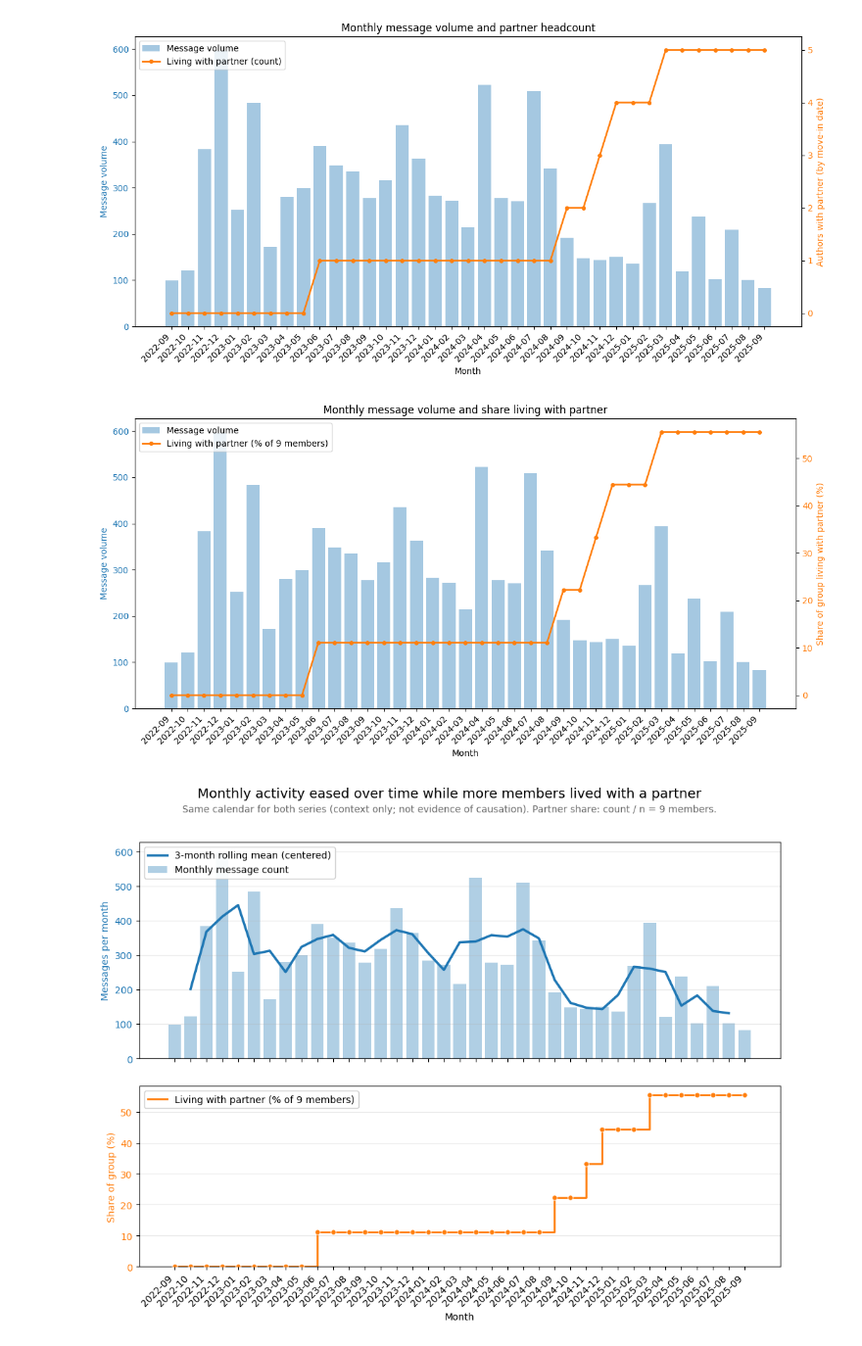
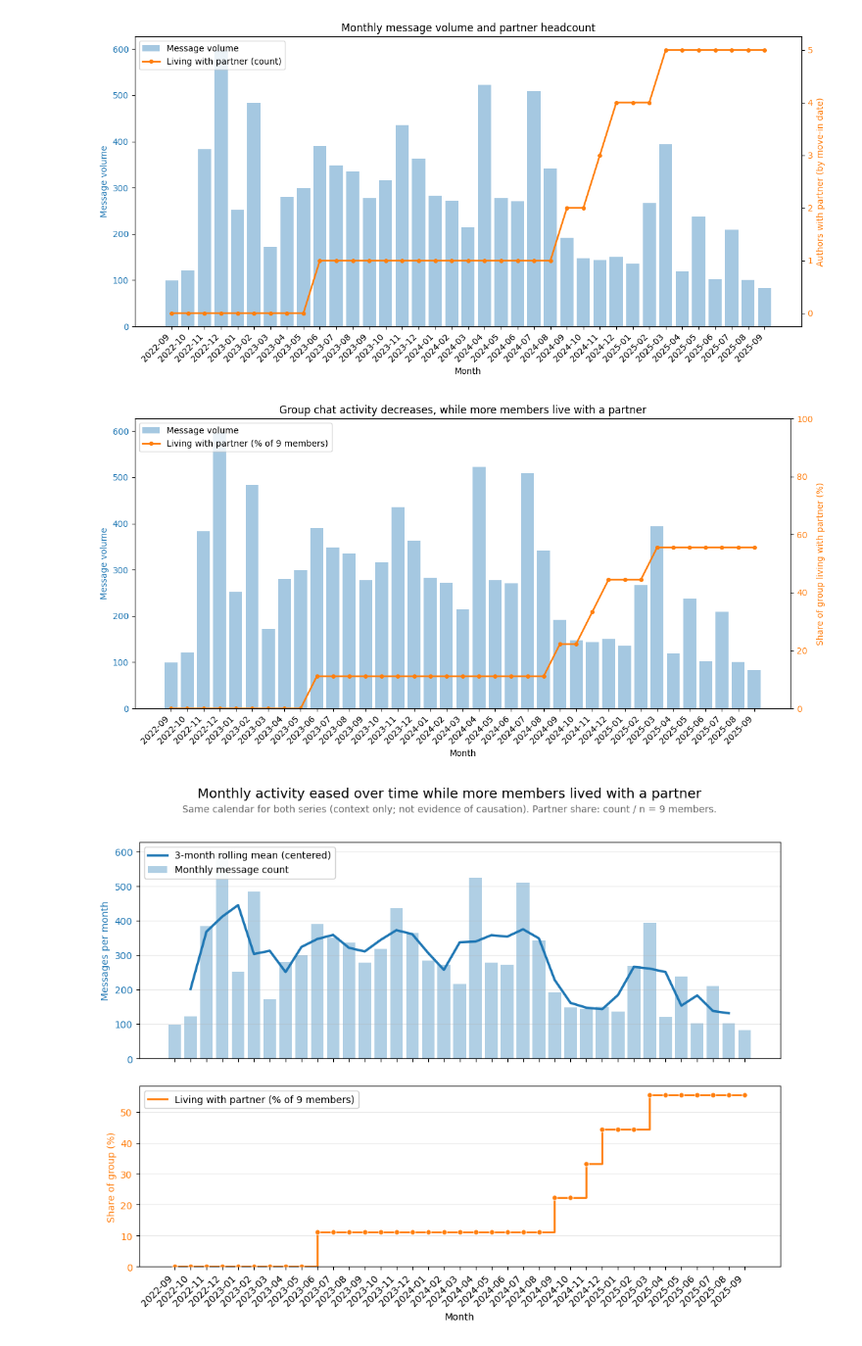
Before and after one commit to bashoogeventerink-max/DAV, a Jupyter notebook: notebooks/06-time-series-test.ipynb, the cells around one changed output. Shown at 98% size. Saved outputs shown, nothing was run; the diff lists cells and outputs as text; code cells hidden in the pictures.

Commit message:
new categories graph

```diff
--- a/notebooks/06-time-series-test.ipynb
+++ b/notebooks/06-time-series-test.ipynb
@@ -302,35 +302,36 @@ xpos = list(range(len(plot_df)))
 fig, ax1 = plt.subplots(figsize=(12, 6))
 color_vol, color_cnt = "tab:blue", "tab:orange"
 
 ax1.bar(xpos, plot_df["message_volume"], color=color_vol, alpha=0.4, label="Message volume")
 ax1.set_ylabel("Message volume", color=color_vol)
 ax1.tick_params(axis="y", labelcolor=color_vol)
 ax1.set_xlabel("Month")
 step = max(1, len(xpos) // 24)
 ax1.set_xticks(xpos[::step])
 ax1.set_xticklabels(plot_df.index[::step], rotation=45, ha="right")
 
 ax2 = ax1.twinx()
 ax2.plot(
     xpos,
     partner_pct,
     color=color_cnt,
     marker="o",
     linewidth=2,
     markersize=4,
     label=f"Living with partner (% of {N_UNIQUE_MEMBERS} members)",
 )
 ax2.set_ylabel("Share of group living with partner (%)", color=color_cnt)
+ax2.set_ylim(0, 100)
 ax2.tick_params(axis="y", labelcolor=color_cnt)
 
 lines1, lab1 = ax1.get_legend_handles_labels()
 lines2, lab2 = ax2.get_legend_handles_labels()
 ax1.legend(lines1 + lines2, lab1 + lab2, loc="upper left")
-plt.title("Monthly message volume and share living with partner")
+plt.title("Group chat activity decreases, while more members live with a partner")
 plt.tight_layout()
 plt.show()
 # %% [output]
-[figure, old version]
+[figure, new version]
 # %%
 # Two stacked panels (shared month axis): volume + 3-month rolling mean, and partner share (step).
 # Expects `summary_table` from the cell that builds `volume_per_month` / `count_living_with_partner`.
```
Also changed, not shown: parts of 3 cells of this notebook, 2 other files.
